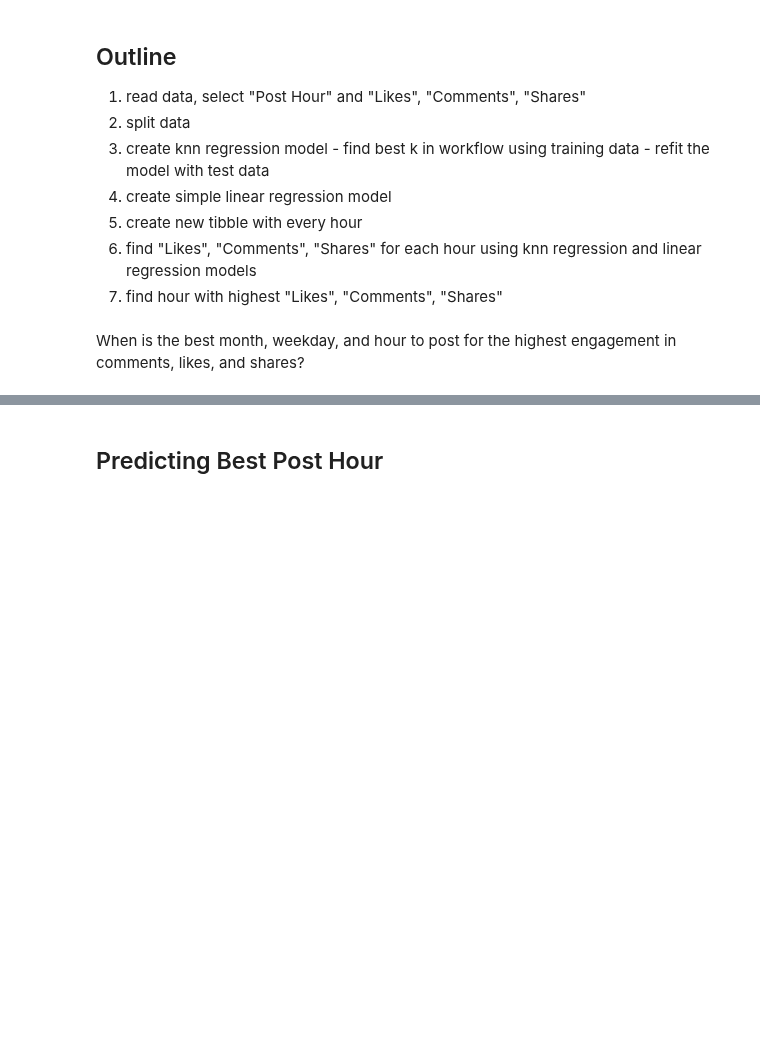
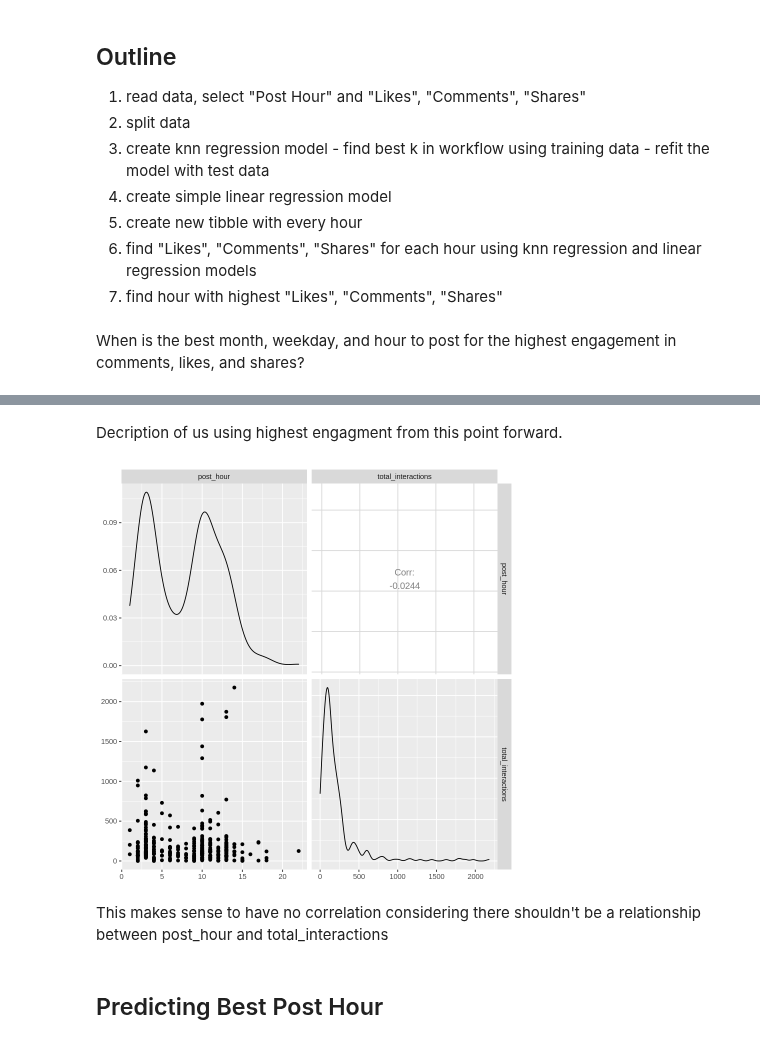
Before and after one commit to amellios/data_science_woohoo, a Jupyter notebook: Final Project Analysis.ipynb, the cells around one changed output, grey strips where cells are left out. Drawn from its saved outputs; the diff is of its cells as text; code cells hidden in the pictures; blank space fills up the shorter version.

Commit message:
linear regression and graph changes

```diff
--- a/Final Project Analysis.ipynb
+++ b/Final Project Analysis.ipynb
@@ -42,13 +79,15 @@ Before we'll get ahead with our exploratory data analysis, we'll split the data
 # %%
 #Renaming "Post Hour"
 facebook_1 <- facebook %>% rename(post_hour = `Post Hour`)
+facebook_1 <- facebook_1 %>% rename(total_interactions = `Total Interactions`)
+facebook_filtered <- facebook_1 %>% filter(total_interactions < 5000)
 
 #Split into training (75 percent of data set) and test data
 set.seed(2021)
-facebook_split <- initial_split(facebook_1, prop = 0.75, strata = post_hour)
+facebook_split <- initial_split(facebook_filtered, prop = 0.75, strata = post_hour)
 facebook_train <- training(facebook_split)
 facebook_test <- testing(facebook_split)
-facebook_train
+
 
 #Missing Rows of Data
 missing_rows <- sum(colSums(is.na(facebook_train)))
@@ -57,6 +96,7 @@ missing_rows <- sum(colSums(is.na(facebook_train)))
 average_likes <- mean(facebook_train[["like"]])
 average_comments <- mean(facebook_train[["comment"]])
 average_shares <- mean(facebook_train[["share"]])
+average_total_interactions <- mean(facebook_train[["total_interactions"]])
 
 #Total Number of Observations
 observation_total <- nrow(facebook_train)
@@ -71,8 +111,10 @@ exploratory_table <- facebook_train %>%
                      mutate(facebook_train, average_likes = average_likes) %>%
                      mutate(facebook_train, average_comments = average_comments) %>%
                      mutate(facebook_train, average_shares = average_shares) %>%
+                     mutate(facebook_train, average_total_interactions = average_total_interactions) %>%
                      mutate(facebook_train, missing_rows = missing_rows) %>%
-                     select(observation_total, variable_total, average_likes, average_comments, average_shares, missing_rows) %>%
+                     select(observation_total, variable_total, average_likes, average_comments, average_shares, average_total_interactions,
+                            missing_rows) %>%
                      slice(1)
 exploratory_table
 #facebook <- facebook %>%
@@ -82,9 +129,15 @@ exploratory_table
+# %% [markdown]
+Decription of us using highest engagment from this point forward.
 # %%
 #Ggpairs
 facebook_ggpairs <- facebook_train %>%
-                    select(post_hour, like, comment, share) %>%
+                    select(post_hour, total_interactions) %>%
                     ggpairs()
 facebook_ggpairs
+# %% [output]
+[figure, added]
+# %% [markdown]
+This makes sense to have no correlation considering there shouldn't be a relationship between post_hour and total_interactions
 # %% [markdown]
 ## Predicting Best Post Hour
 # %%
```
Also changed, not shown: parts of 10 cells of this notebook.
